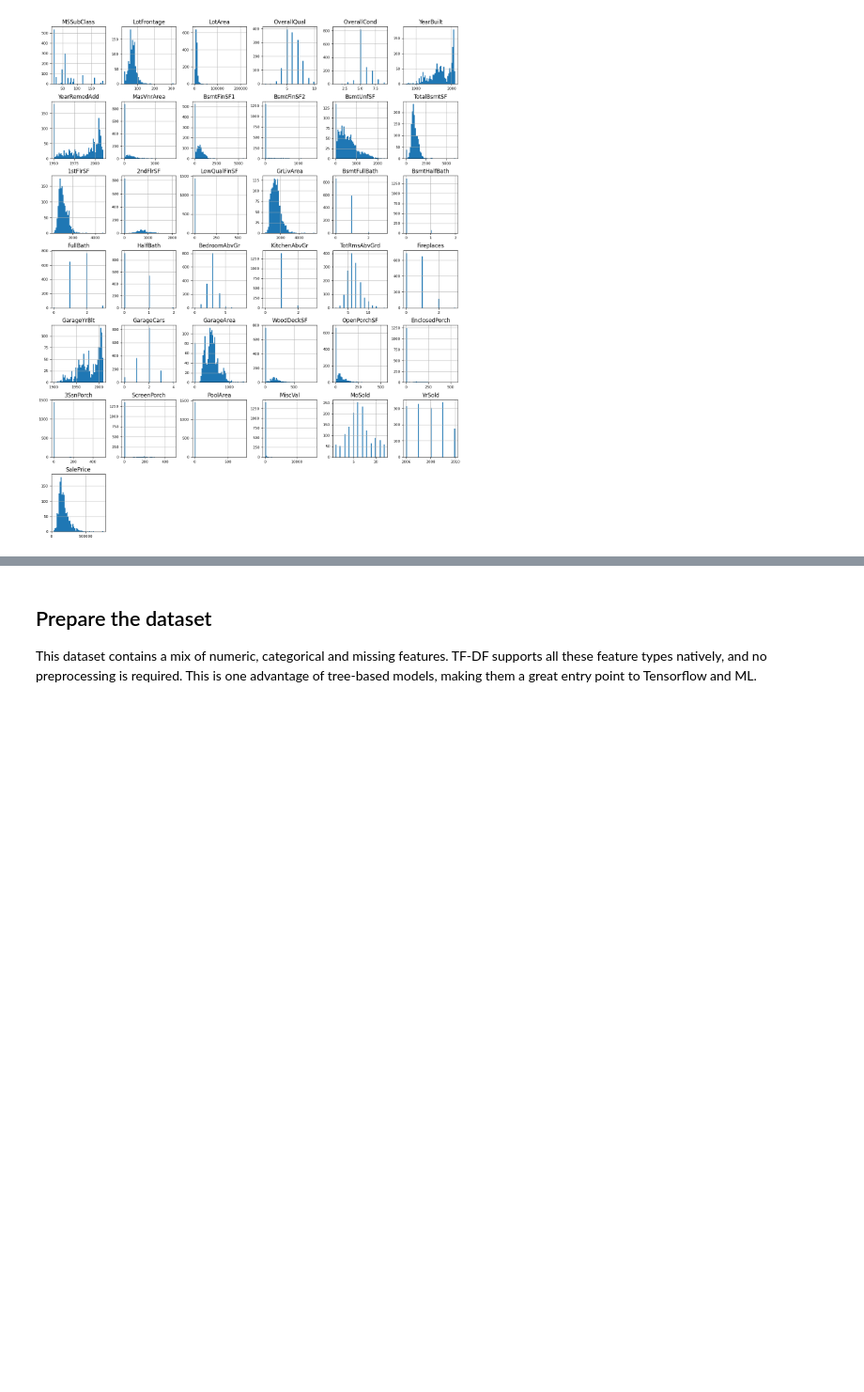
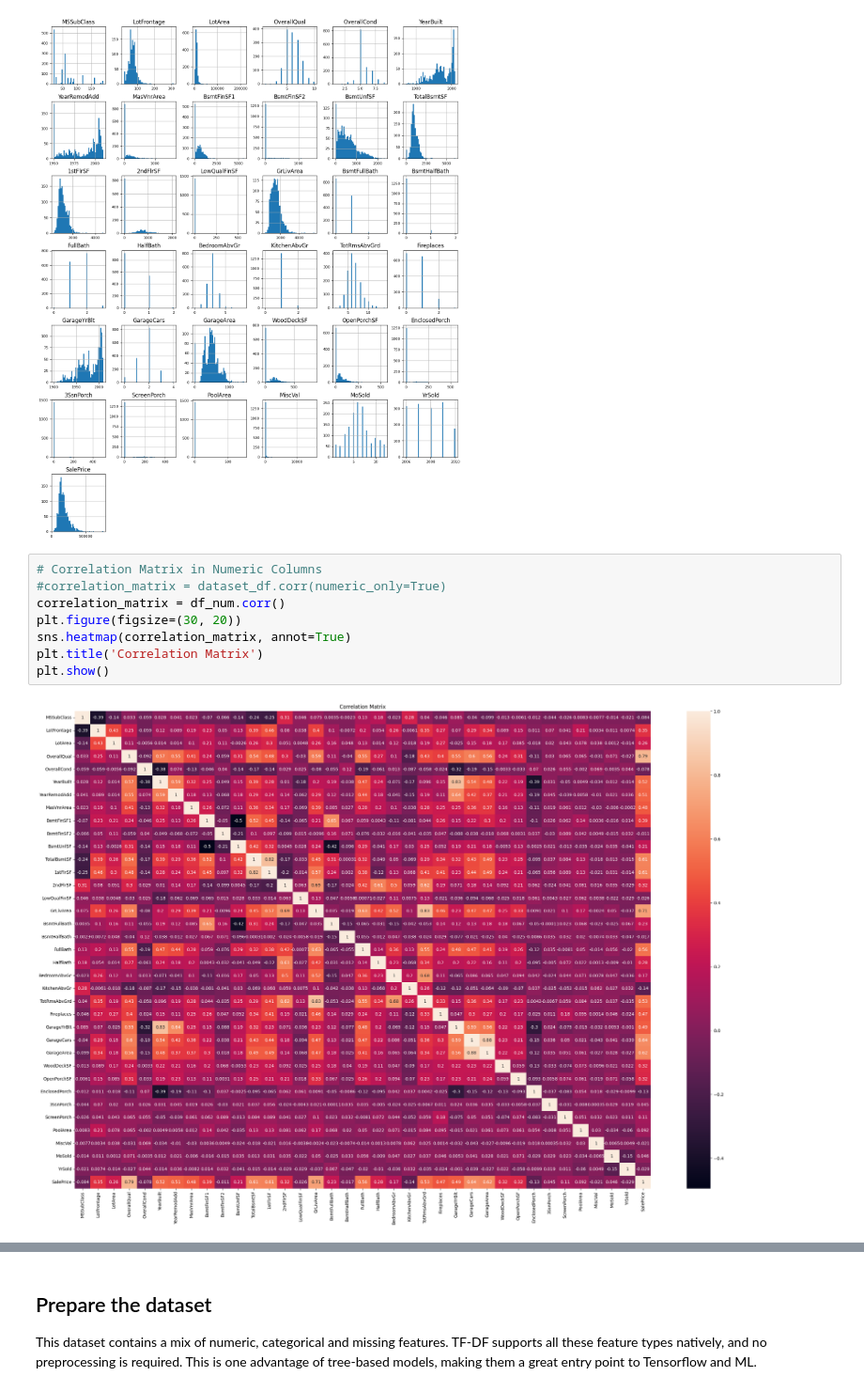
Before and after one commit to talbrend/JET, a Jupyter notebook: EDA_JET.ipynb, the cells around one changed output, grey strips where cells are left out. Shown at 94% size. Drawn from its saved outputs; the diff is of its cells as text; blank space fills up the shorter version.

```diff
--- a/EDA_JET.ipynb
+++ b/EDA_JET.ipynb
@@ -111,3 +111,13 @@ Now let us plot the distribution for all the numerical features.
 df_num.hist(figsize=(16, 20), bins=50, xlabelsize=8, ylabelsize=8);
 # %% [output]
 [figure]
+# %%
+# Correlation Matrix in Numeric Columns
+#correlation_matrix = dataset_df.corr(numeric_only=True)
+correlation_matrix = df_num.corr()
+plt.figure(figsize=(30, 20))
+sns.heatmap(correlation_matrix, annot=True)
+plt.title('Correlation Matrix')
+plt.show()
+# %% [output]
+[figure, added]
```
Also changed, not shown: parts of 16 cells of this notebook.
